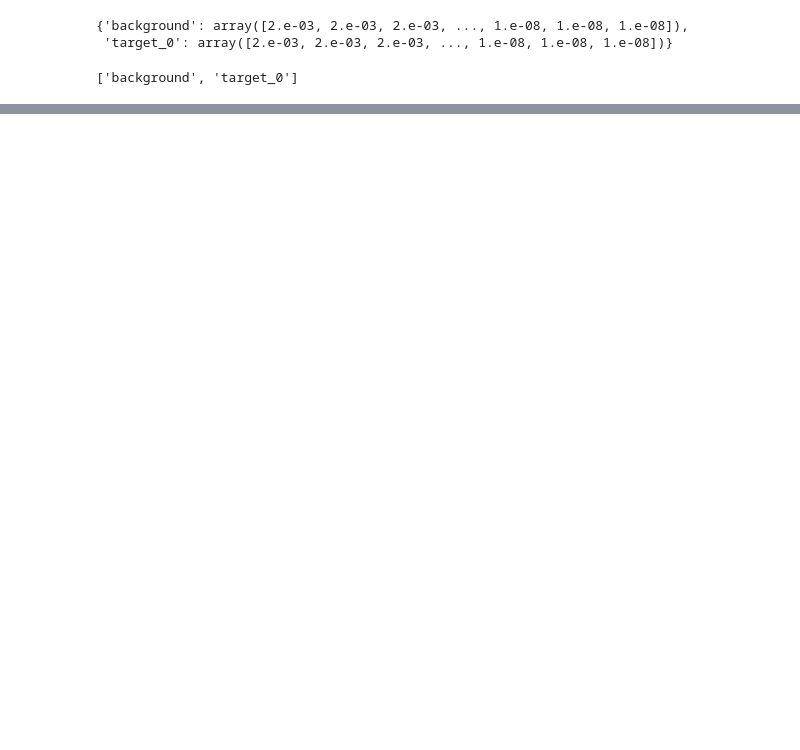
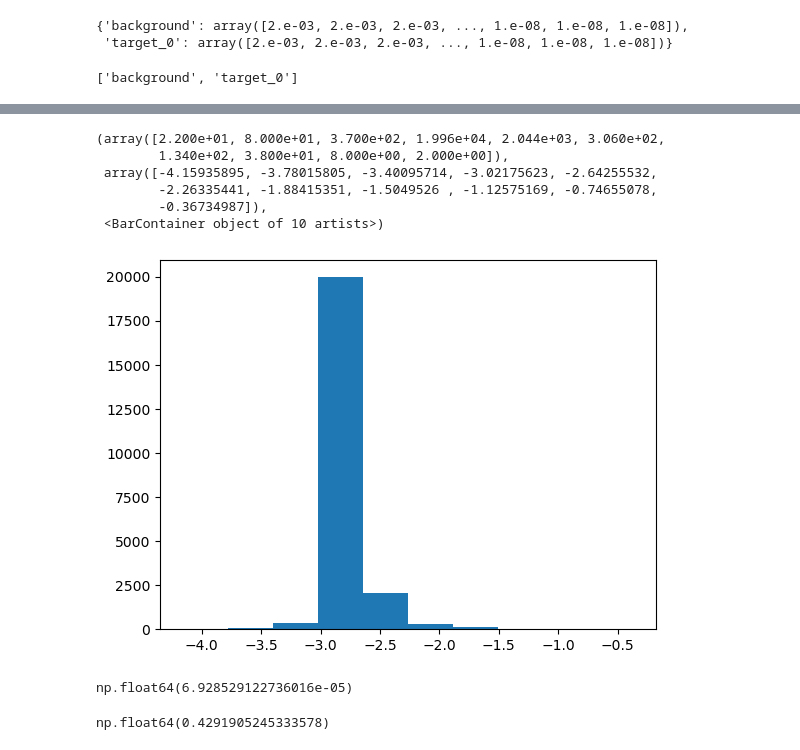
Before and after one commit to ubcgif/2025-heagy-etal-tle, a Jupyter notebook: notebooks/simple-3d-inv.ipynb, the cells around one changed output, grey strips where cells are left out. Drawn from its saved outputs; the diff is of its cells as text; code cells hidden in the pictures; blank space fills up the shorter version.

```diff
--- a/notebooks/simple-3d-inv.ipynb
+++ b/notebooks/simple-3d-inv.ipynb
@@ -320,0 +474,18 @@ SyntaxError: incomplete input (3920826193.py, line 3)
+# %%
+plt.hist(np.log10(np.exp(mlast)))
+# %% [output]
+(array([2.200e+01, 8.000e+01, 3.700e+02, 1.996e+04, 2.044e+03, 3.060e+02,
+        1.340e+02, 3.800e+01, 8.000e+00, 2.000e+00]),
+ array([-4.15935895, -3.78015805, -3.40095714, -3.02175623, -2.64255532,
+        -2.26335441, -1.88415351, -1.5049526 , -1.12575169, -0.74655078,
+        -0.36734987]),
+ <BarContainer object of 10 artists>)
+[figure, added]
+# %%
+np.min(np.exp(mlast))
+# %% [output]
+np.float64(6.928529122736016e-05)
+# %%
+np.max(np.exp(mlast))
+# %% [output]
+np.float64(0.4291905245333578)
```
Also changed, not shown: parts of 24 cells of this notebook, 4 other files.
